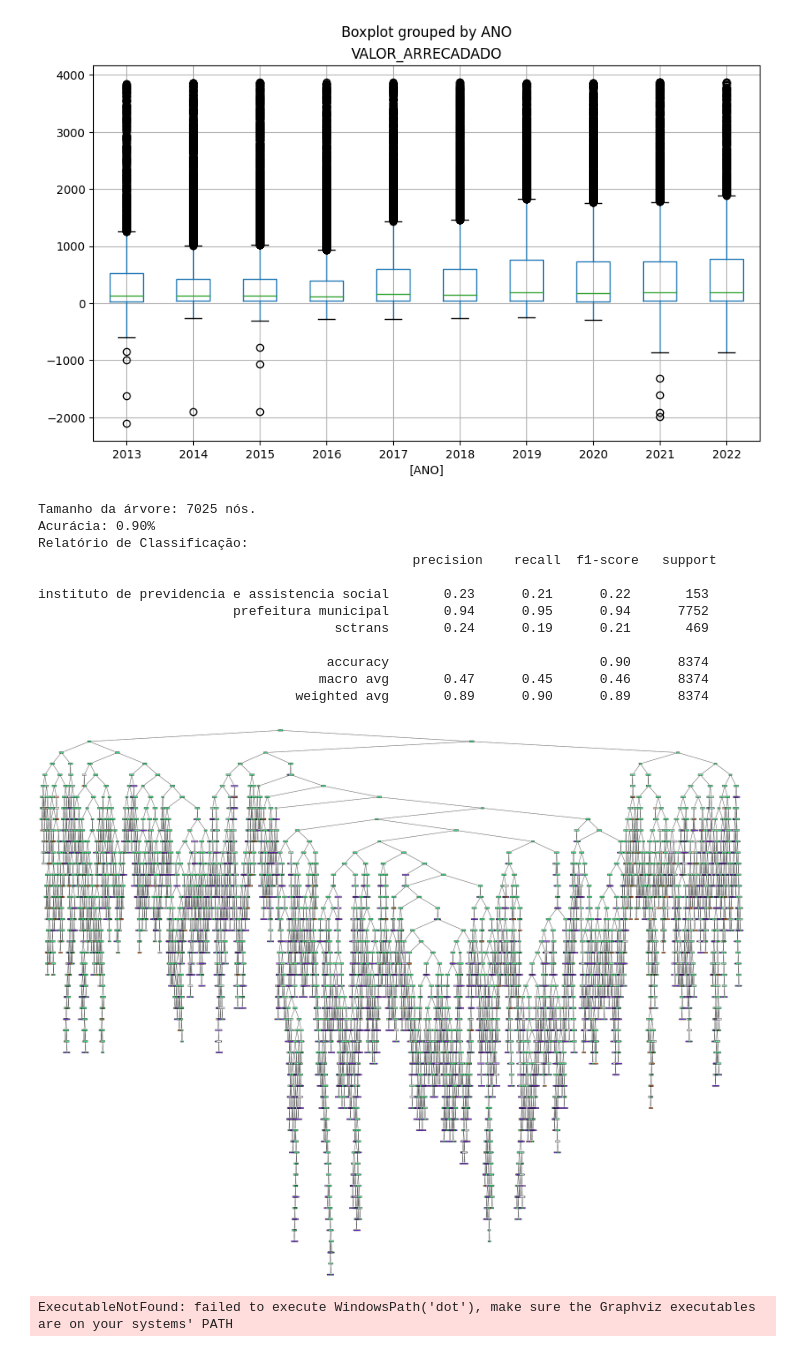
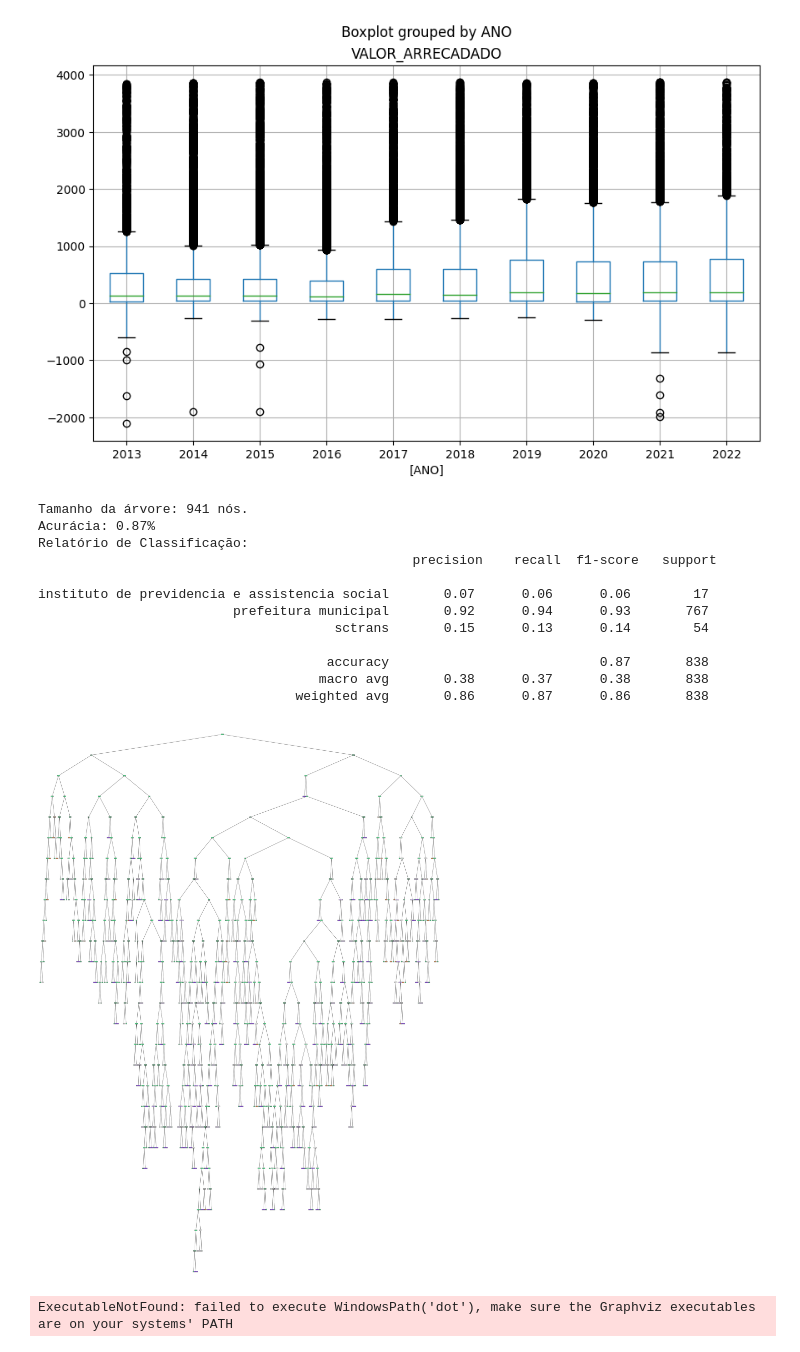
Before and after one commit to AllysonAbreu/dw_contas_publicas_2022, a Jupyter notebook: TCC2/dados/arvores_decisao.ipynb, the cells around one changed output. Cells and saved outputs as stored; diff of their text form; code cells hidden in the pictures.

```diff
--- a/TCC2/dados/arvores_decisao.ipynb
+++ b/TCC2/dados/arvores_decisao.ipynb
@@ -104,7 +104,7 @@ df_sem_outliers = dados_receitas[(dados_receitas['VALOR_ARRECADADO'] >= limite_i
 coluna_amostragem = 'ANO'
 
 # Porcentagem de amostras desejadas)
-porcentagem_amostra = 0.5
+porcentagem_amostra = 0.05
 
 # Divida o DataFrame em grupos com base na coluna de amostragem
 grupos = df_sem_outliers.groupby(coluna_amostragem, group_keys=False, sort=False)
@@ -160,34 +160,34 @@ print(f'Acurácia: {accuracy:.2f}%')
 report = classification_report(y_test, y_pred)
 print('Relatório de Classificação:\n', report)
 # %% [output]
-Tamanho da árvore: 7025 nós.
-Acurácia: 0.90%
+Tamanho da árvore: 941 nós.
+Acurácia: 0.87%
 Relatório de Classificação:
                                                 precision    recall  f1-score   support
 
-instituto de previdencia e assistencia social       0.23      0.21      0.22       153
-                         prefeitura municipal       0.94      0.95      0.94      7752
-                                      sctrans       0.24      0.19      0.21       469
+instituto de previdencia e assistencia social       0.07      0.06      0.06        17
+                         prefeitura municipal       0.92      0.94      0.93       767
+                                      sctrans       0.15      0.13      0.14        54
 
-                                     accuracy                           0.90      8374
-                                    macro avg       0.47      0.45      0.46      8374
-                                 weighted avg       0.89      0.90      0.89      8374
+                                     accuracy                           0.87       838
+                                    macro avg       0.38      0.37      0.38       838
+                                 weighted avg       0.86      0.87      0.86       838
 # %%
 from sklearn.tree import plot_tree
 import matplotlib.pyplot as plt
 
-plt.figure(figsize=(50,40))  # Ajuste o tamanho conforme necessário
+plt.figure(figsize=(50,70))  # Ajuste o tamanho conforme necessário
 
 # Converta o Index para uma lista de nomes de colunas
 feature_names = list(df_amostrado[X].columns)
 
 # Converta os valores únicos de y para uma lista
 class_names = list(df_amostrado[y].unique())
 
 plot_tree(clf, feature_names=feature_names, class_names=class_names, filled=True, rounded=True)
 plt.show()
 # %% [output]
-[figure, old version]
+[figure, new version]
 # %%
 dot_data = tree.export_graphviz(clf, out_file=None,
                                 feature_names=df_amostrado[X].columns,
```
Also changed, not shown: 9 other files.
